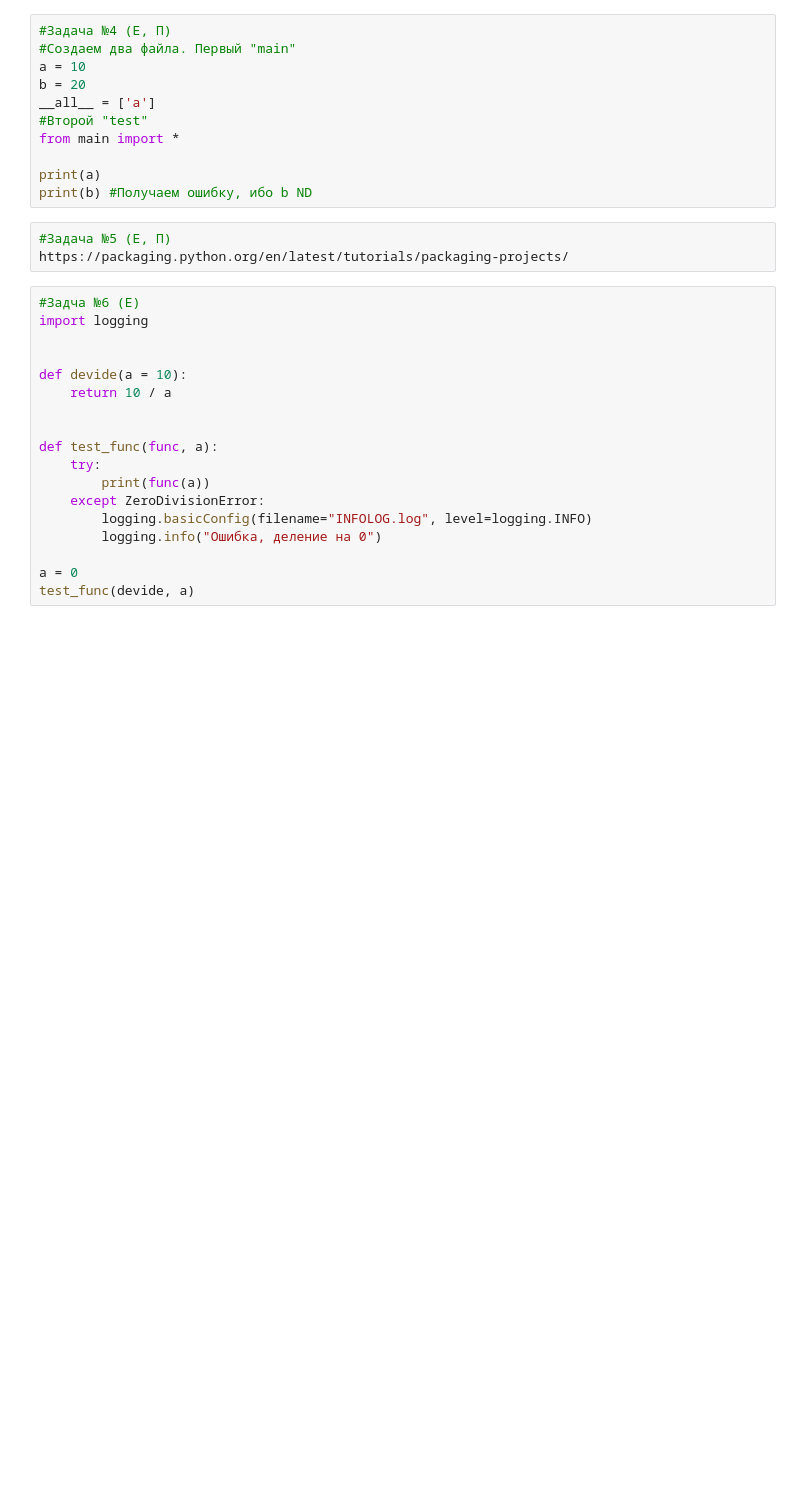
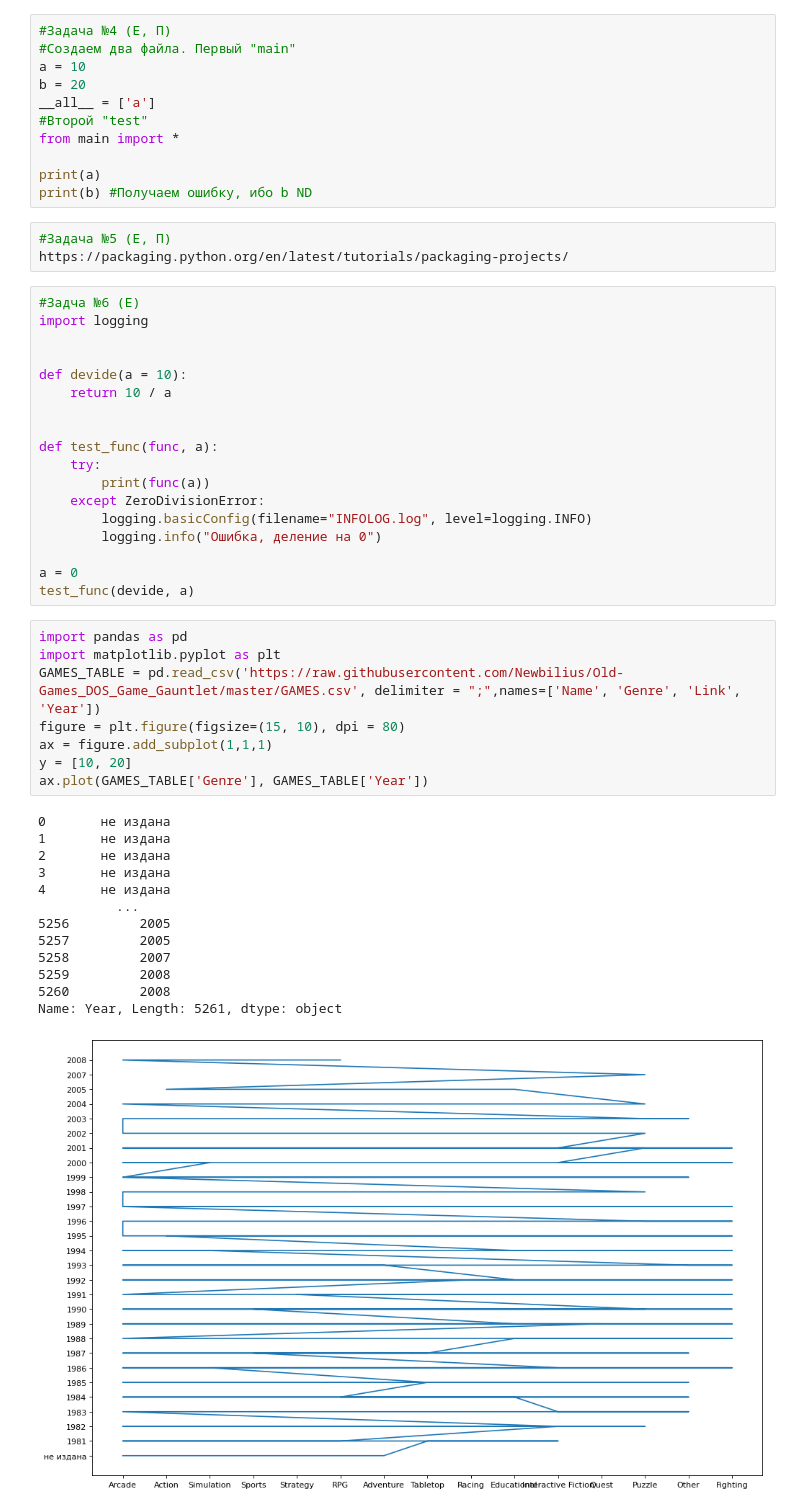
Before and after one commit to ExTimeGameing/pythonMIREA, a Jupyter notebook: thirdPrakt.ipynb, the cells around one changed output. Drawn from its saved outputs; the diff is of its cells as text; blank space fills up the shorter version.

```diff
--- a/thirdPrakt.ipynb
+++ b/thirdPrakt.ipynb
@@ -60,3 +58,25 @@ def test_func(func, a):
 
 a = 0
 test_func(devide, a)
+# %%
+import pandas as pd
+import matplotlib.pyplot as plt
+GAMES_TABLE = pd.read_csv('https://raw.githubusercontent.com/Newbilius/Old-Games_DOS_Game_Gauntlet/master/GAMES.csv', delimiter = ";",names=['Name', 'Genre', 'Link', 'Year'])
+figure = plt.figure(figsize=(15, 10), dpi = 80)
+ax = figure.add_subplot(1,1,1)
+y = [10, 20]
+ax.plot(GAMES_TABLE['Genre'], GAMES_TABLE['Year'])
+# %% [output]
+0       не издана
+1       не издана
+2       не издана
+3       не издана
+4       не издана
+          ...
+5256         2005
+5257         2005
+5258         2007
+5259         2008
+5260         2008
+Name: Year, Length: 5261, dtype: object
+[figure, added]
```
Also changed, not shown: parts of 1 cell of this notebook.
